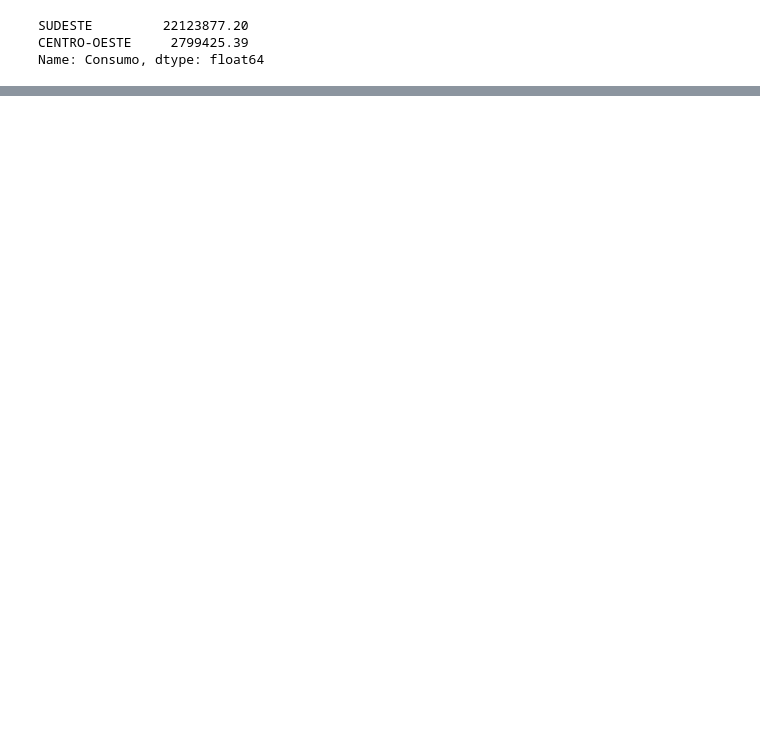
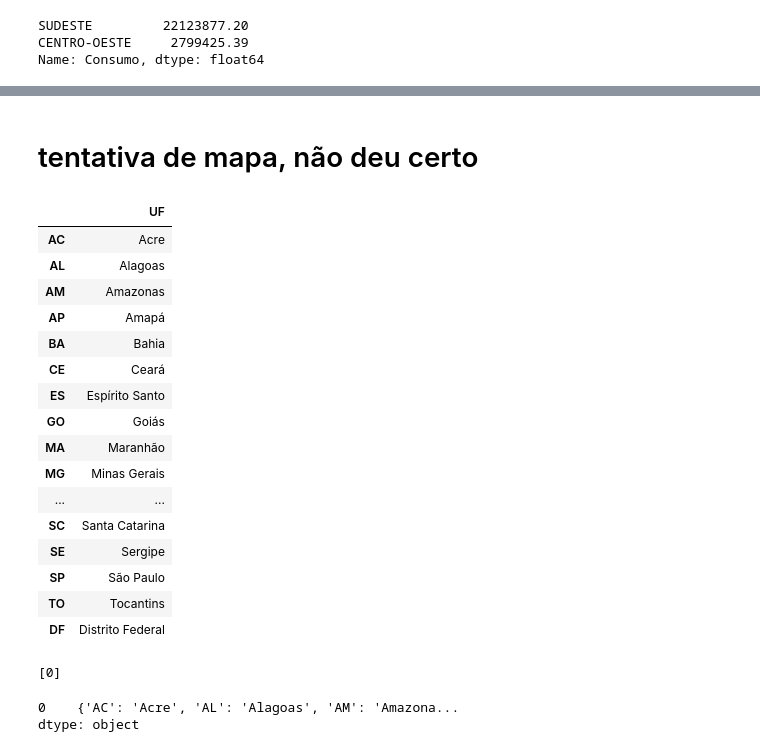
Before and after one commit to freireoliveira/tecnicas_1, a Jupyter notebook: Projeto_Tecnicas_Program1.ipynb, the cells around one changed output, grey strips where cells are left out. Cells and saved outputs as stored; diff of their text form; code cells hidden in the pictures; blank space fills up the shorter version.

```diff
--- a/Projeto_Tecnicas_Program1.ipynb
+++ b/Projeto_Tecnicas_Program1.ipynb
@@ -396,0 +366,2 @@ Name: Consumo, dtype: float64
+# %% [markdown]
+# tentativa de mapa, não deu certo
@@ -396,0 +372,43 @@ Name: Consumo, dtype: float64
+# %%
+#Código para mapa do Brasil
+with urlopen('https://raw.githubusercontent.com/codeforamerica/click_that_hood/master/public/data/brazil-states.geojson') as response:
+    Brazil = json.load(response)
+Brazil
+
+state_id_map = {}
+for feature in Brazil ['features']:
+    feature['id'] = feature['properties']['name']
+    state_id_map[feature['properties']['sigla']] = feature['id']
+
+# Brazil
+# print(state_id_map)
+# %%
+estados = pd.DataFrame([state_id_map])
+estados.T.rename(columns={0:"UF"})
+# %% [output]
+|  | UF |
+| AC | Acre |
+| AL | Alagoas |
+| AM | Amazonas |
+| AP | Amapá |
+| BA | Bahia |
+| CE | Ceará |
+| ES | Espírito Santo |
+| GO | Goiás |
+| MA | Maranhão |
+| MG | Minas Gerais |
+| ... | ... |
+| SC | Santa Catarina |
+| SE | Sergipe |
+| SP | São Paulo |
+| TO | Tocantins |
+| DF | Distrito Federal |
+# %%
+estados.index.tolist()
+# %% [output]
+[0]
+# %%
+estados
+# %% [output]
+0    {'AC': 'Acre', 'AL': 'Alagoas', 'AM': 'Amazona...
+dtype: object
```
Also changed, not shown: parts of 15 cells of this notebook.
